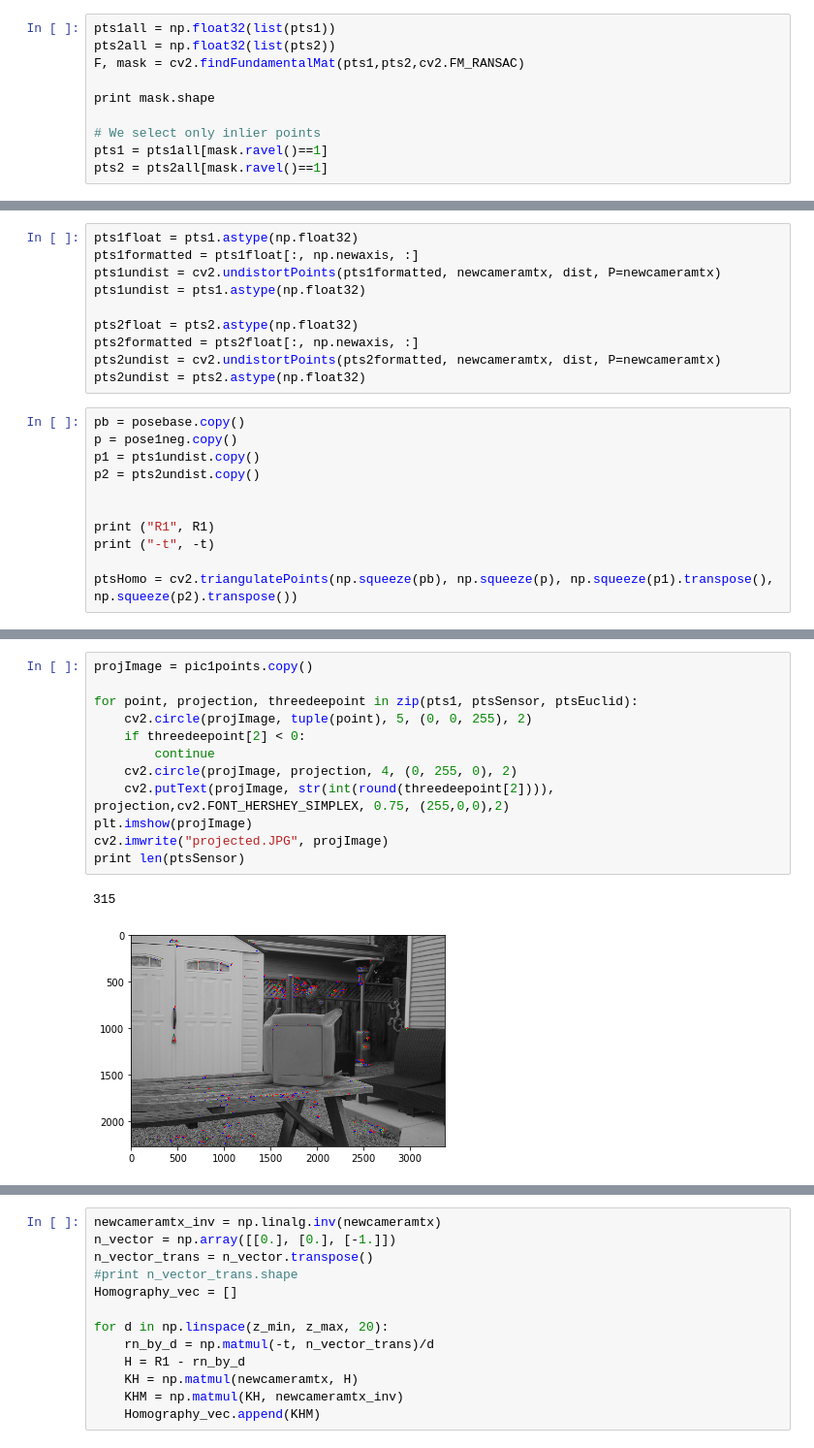
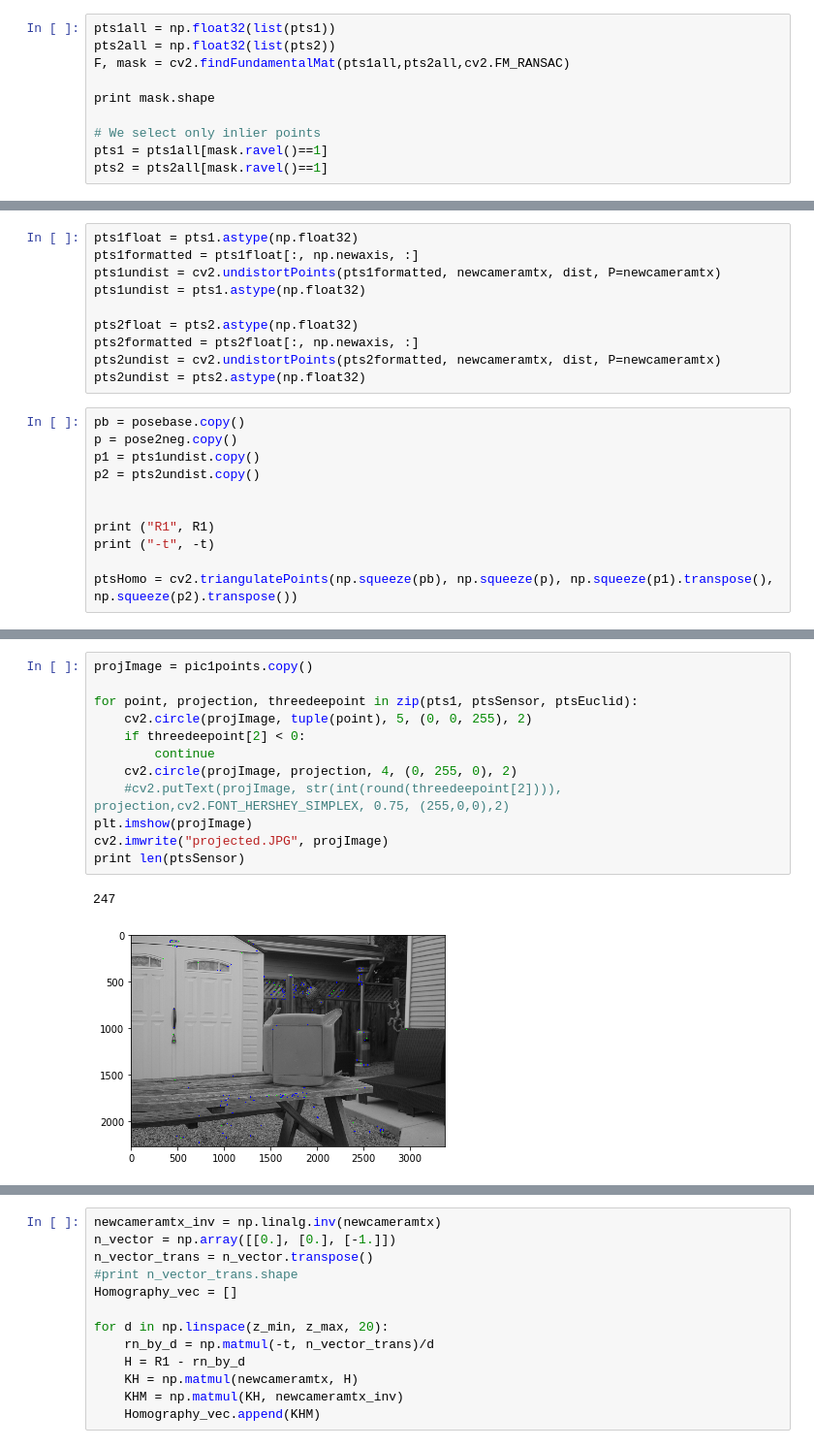
Before and after one commit to kevinwoodward/sweeping_stereo, a Jupyter notebook: Project2.ipynb, the cells around one changed output, grey strips where cells are left out. Shown at 97% size. Cells and saved outputs as stored; diff of their text form.

```diff
--- a/Project2.ipynb
+++ b/Project2.ipynb
@@ -178,7 +178,7 @@ for i,(m,n) in enumerate(matches):
 # %%
 pts1all = np.float32(list(pts1))
 pts2all = np.float32(list(pts2))
-F, mask = cv2.findFundamentalMat(pts1,pts2,cv2.FM_RANSAC)
+F, mask = cv2.findFundamentalMat(pts1all,pts2all,cv2.FM_RANSAC)
 
 print mask.shape
 
@@ -285,7 +285,7 @@ pts2undist = cv2.undistortPoints(pts2formatted, newcameramtx, dist, P=newcameram
 pts2undist = pts2.astype(np.float32)
 # %%
 pb = posebase.copy()
-p = pose1neg.copy()
+p = pose2neg.copy()
 p1 = pts1undist.copy()
 p2 = pts2undist.copy()
 
@@ -359,18 +359,18 @@ z_list = [z for x,y,z in ptsEuclid if z > 0]
 # %%
 projImage = pic1points.copy()
 
 for point, projection, threedeepoint in zip(pts1, ptsSensor, ptsEuclid):
     cv2.circle(projImage, tuple(point), 5, (0, 0, 255), 2)
     if threedeepoint[2] < 0:
         continue
     cv2.circle(projImage, projection, 4, (0, 255, 0), 2)
-    cv2.putText(projImage, str(int(round(threedeepoint[2]))), projection,cv2.FONT_HERSHEY_SIMPLEX, 0.75, (255,0,0),2)
+    #cv2.putText(projImage, str(int(round(threedeepoint[2]))), projection,cv2.FONT_HERSHEY_SIMPLEX, 0.75, (255,0,0),2)
 plt.imshow(projImage)
 cv2.imwrite("projected.JPG", projImage)
 print len(ptsSensor)
 # %% [output]
-315
+247
-[figure, old version]
+[figure, new version]
 # %%
 
 z_list.sort()
```
Also changed, not shown: parts of 10 cells of this notebook.
